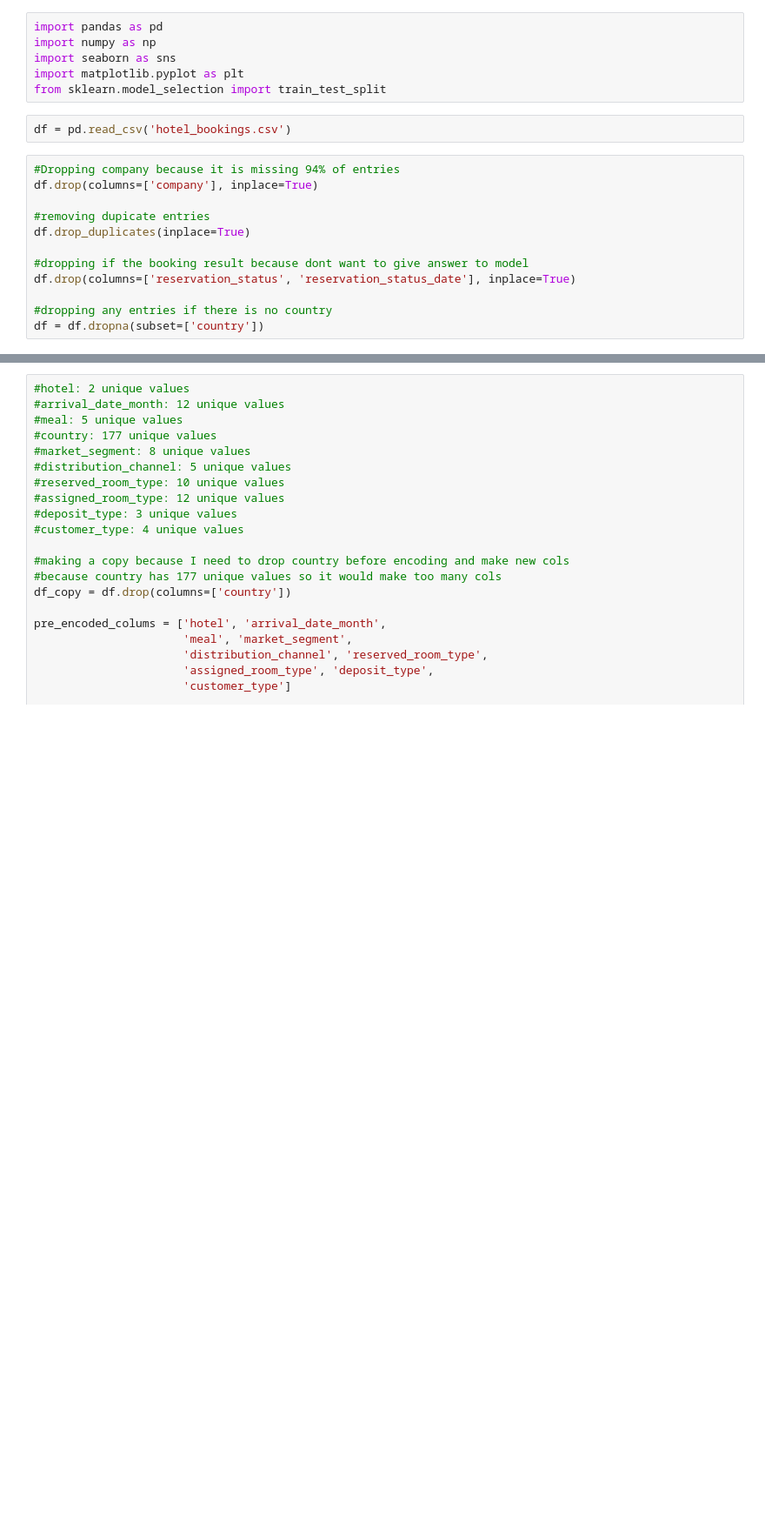
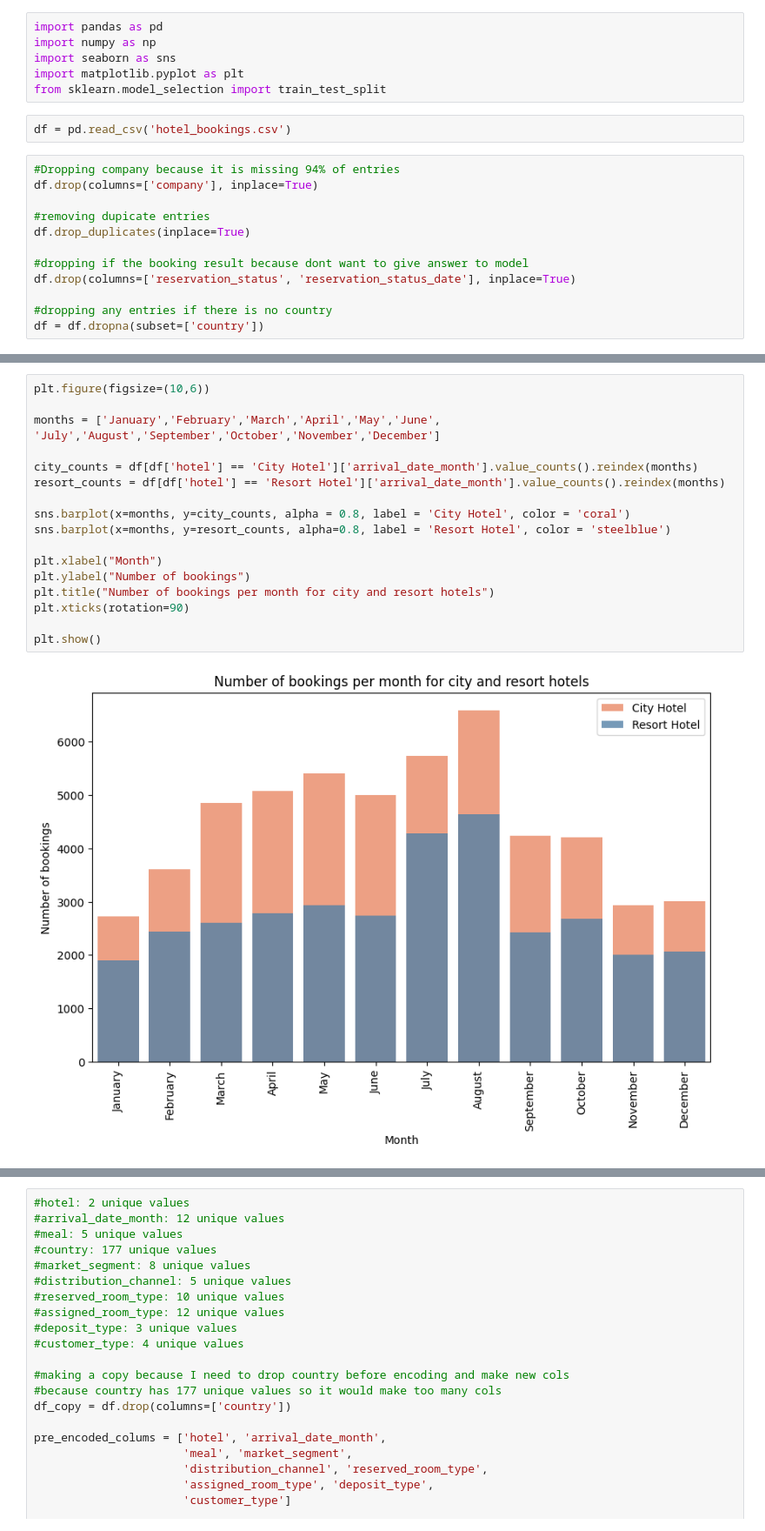
Before and after one commit to AlvinShaoPortfolio/CSE351_Project, a Jupyter notebook: Project.ipynb, the cells around one changed output, grey strips where cells are left out. Shown at 87% size. Drawn from its saved outputs; the diff is of its cells as text; blank space fills up the shorter version.

```diff
--- a/Project.ipynb
+++ b/Project.ipynb
@@ -48,0 +62,19 @@ dtype: int64
+# %%
+plt.figure(figsize=(10,6))
+
+months = ['January','February','March','April','May','June', 'July','August','September','October','November','December']
+
+city_counts = df[df['hotel'] == 'City Hotel']['arrival_date_month'].value_counts().reindex(months)
+resort_counts = df[df['hotel'] == 'Resort Hotel']['arrival_date_month'].value_counts().reindex(months)
+
+sns.barplot(x=months, y=city_counts, alpha = 0.8, label = 'City Hotel', color = 'coral')
+sns.barplot(x=months, y=resort_counts, alpha=0.8, label = 'Resort Hotel', color = 'steelblue')
+
+plt.xlabel("Month")
+plt.ylabel("Number of bookings")
+plt.title("Number of bookings per month for city and resort hotels")
+plt.xticks(rotation=90)
+
+plt.show()
+# %% [output]
+[figure, added]
```
Also changed, not shown: parts of 8 cells of this notebook.
